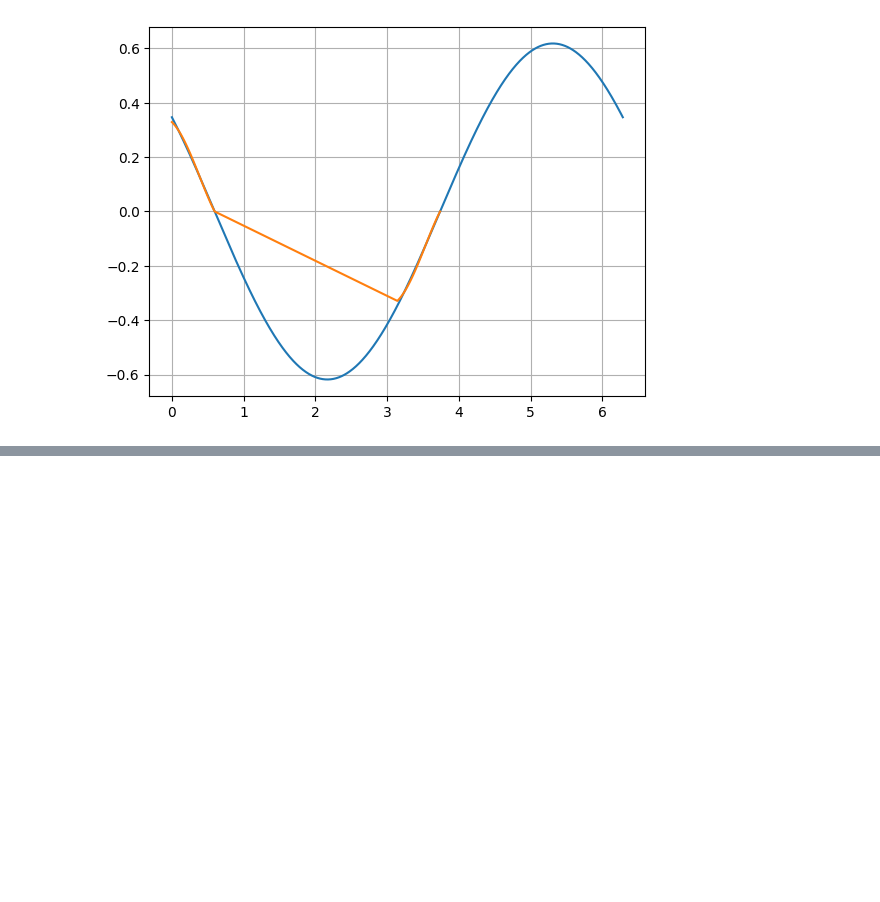
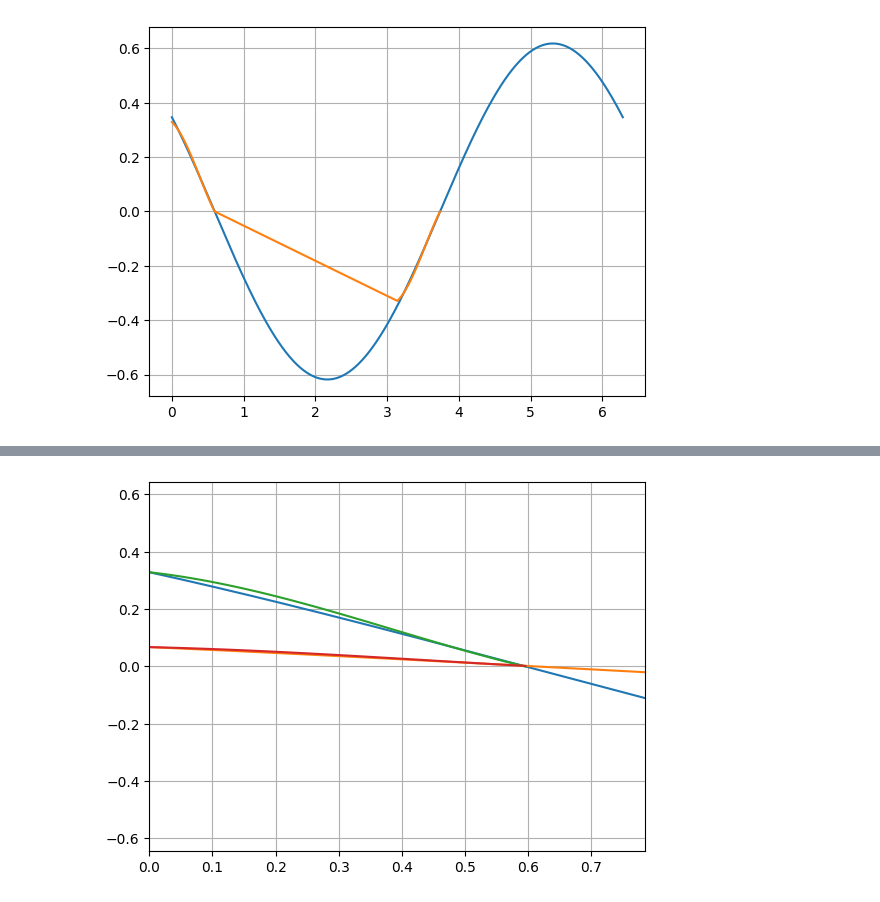
Before and after one commit to GijsB/propy, a Jupyter notebook: scripts/experiment_4q.ipynb, the cells around one changed output, grey strips where cells are left out. Drawn from its saved outputs; the diff is of its cells as text; code cells hidden in the pictures; blank space fills up the shorter version.

```diff
--- a/scripts/experiment_4q.ipynb
+++ b/scripts/experiment_4q.ipynb
@@ -114,0 +115,25 @@ array([-0.29975144,  0.63700347, -0.42014829])
+# %%
+from numpy import pi, atan2, cos, sin
+from numpy.linalg import solve
+
+
+prop = pp.WageningenBPropeller(blades=4, area_ratio=0.7, pd_ratio=1.4)
+
+beta = np.linspace(0, 2 * pi, 1000)
+
+plt.plot(beta, prop.ct(beta))
+plt.plot(beta, prop.cq(beta))
+
+j = np.linspace(0, prop.j_max)
+beta = np.atan(j / 0.7 / np.pi)
+kt = prop.kt(j)
+kq = prop.kq(j)
+ct = 8 * kt / np.pi / (j**2 + 0.7**2 * np.pi**2)
+cq = 8 * kq / np.pi / (j**2 + 0.7**2 * np.pi**2)
+
+plt.plot(beta, ct)
+plt.plot(beta, cq)
+plt.xlim(0, pi/4)
+plt.grid()
+# %% [output]
+[figure, added]
```
Also changed, not shown: parts of 1 cell of this notebook, 1 other file.
